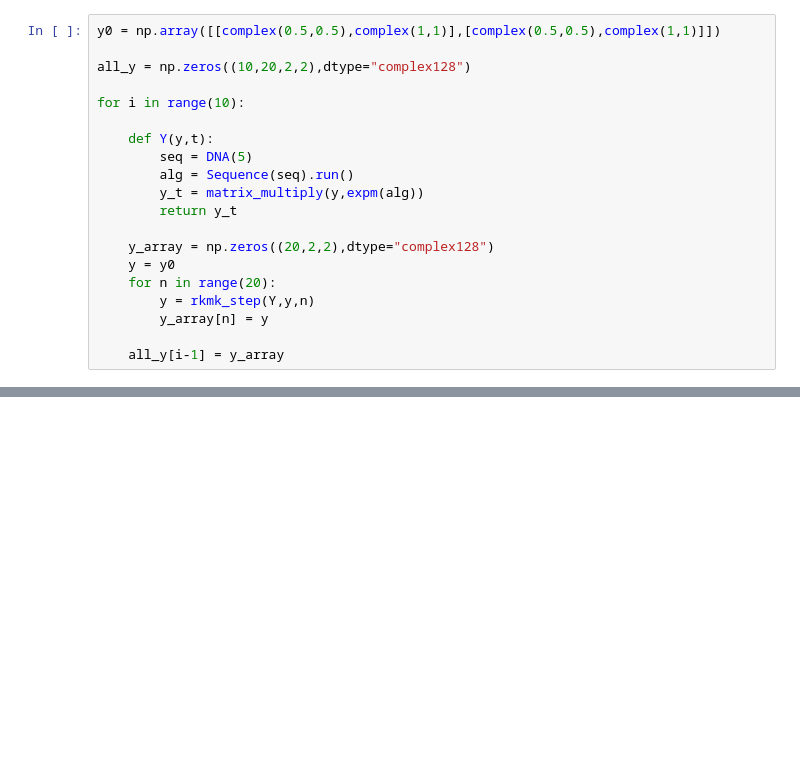
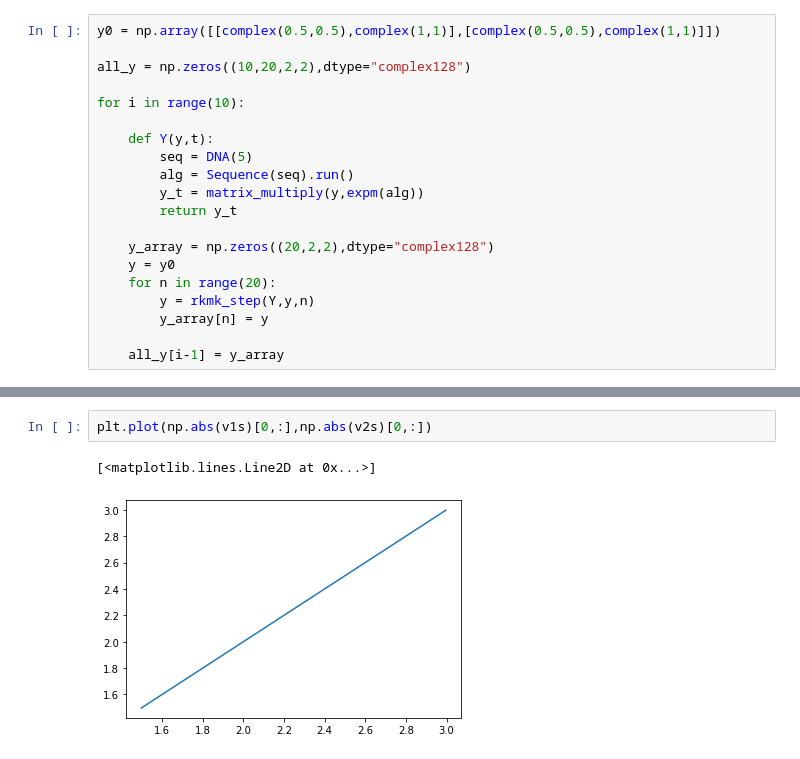
Before and after one commit to Ashika-Jayanthy/attempts_at_group_theory, a Jupyter notebook: virus_rotations.ipynb, the cells around one changed output, grey strips where cells are left out. Drawn from its saved outputs; the diff is of its cells as text; blank space fills up the shorter version.

```diff
--- a/virus_rotations.ipynb
+++ b/virus_rotations.ipynb
@@ -45,0 +153,5 @@ def vector_multiply(v1,v2):
+# %%
+plt.plot(np.abs(v1s)[0,:],np.abs(v2s)[0,:])
+# %% [output]
+[<matplotlib.lines.Line2D at 0x...>]
+[figure, added]
```
Also changed, not shown: parts of 10 cells of this notebook.
